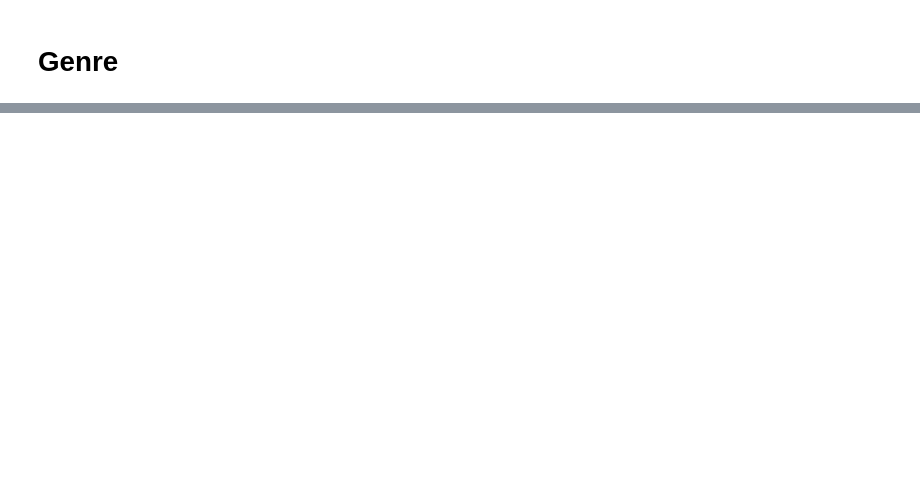
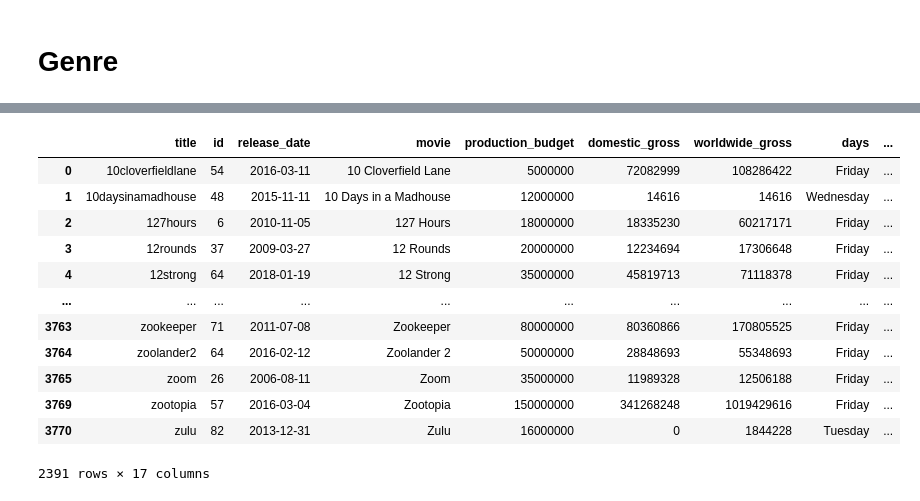
Before and after one commit to racday/ai-capstone, a Jupyter notebook: index.ipynb, the cells around one changed output, grey strips where cells are left out. Drawn from its saved outputs; the diff is of its cells as text; code cells hidden in the pictures; blank space fills up the shorter version.

```diff
--- a/index.ipynb
+++ b/index.ipynb
@@ -176,2 +152,13 @@ plt.show()
 # %% [markdown]
 # Genre
+# %%
+#Create query
+q = '''
+SELECT *
+FROM movie_basics
+'''
+#create a DF from the IMBD sql table
+imdb_movie_ratings = pd.read_sql(q, conn)
+#remove na's from the original title due to low numbers
+imdb_movie_ratings.dropna(subset=['original_title'], inplace = True)
+imdb_movie_ratings.info()
@@ -177,0 +199,21 @@ plt.show()
+# %%
+#combine imdb and the numbers tables
+rating_and_budgets = tn_movie_budgets.join(imdb_movie_ratings, how = 'inner')
+rating_and_budgets.reset_index(inplace=True)
+rating_and_budgets = (
+    rating_and_budgets.drop_duplicates(subset='title', keep="first"))
+rating_and_budgets
+# %% [output]
+|  | title | id | release_date | movie | production_budget | domestic_gross | worldwide_gross | days | ... |
+| 0 | 10cloverfieldlane | 54 | 2016-03-11 | 10 Cloverfield Lane | 5000000 | 72082999 | 108286422 | Friday | ... |
+| 1 | 10daysinamadhouse | 48 | 2015-11-11 | 10 Days in a Madhouse | 12000000 | 14616 | 14616 | Wednesday | ... |
+| 2 | 127hours | 6 | 2010-11-05 | 127 Hours | 18000000 | 18335230 | 60217171 | Friday | ... |
+| 3 | 12rounds | 37 | 2009-03-27 | 12 Rounds | 20000000 | 12234694 | 17306648 | Friday | ... |
+| 4 | 12strong | 64 | 2018-01-19 | 12 Strong | 35000000 | 45819713 | 71118378 | Friday | ... |
+| ... | ... | ... | ... | ... | ... | ... | ... | ... | ... |
+| 3763 | zookeeper | 71 | 2011-07-08 | Zookeeper | 80000000 | 80360866 | 170805525 | Friday | ... |
+| 3764 | zoolander2 | 64 | 2016-02-12 | Zoolander 2 | 50000000 | 28848693 | 55348693 | Friday | ... |
+| 3765 | zoom | 26 | 2006-08-11 | Zoom | 35000000 | 11989328 | 12506188 | Friday | ... |
+| 3769 | zootopia | 57 | 2016-03-04 | Zootopia | 150000000 | 341268248 | 1019429616 | Friday | ... |
+| 3770 | zulu | 82 | 2013-12-31 | Zulu | 16000000 | 0 | 1844228 | Tuesday | ... |
+2391 rows × 17 columns
```
Also changed, not shown: parts of 22 cells of this notebook.
